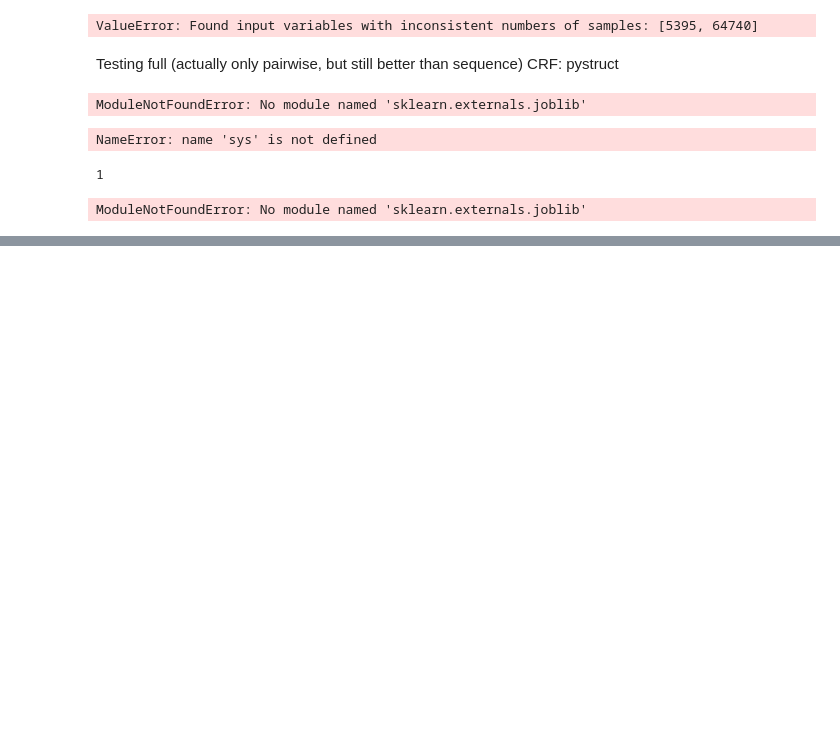
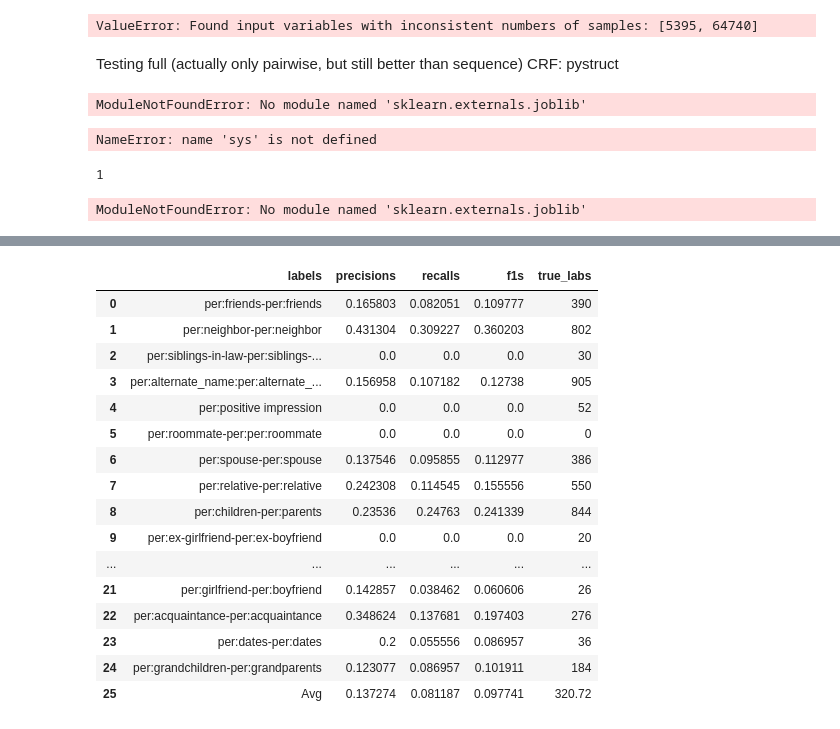
Before and after one commit to elyeb/dialog_formality, a Jupyter notebook: CRECIL_modeling_messy.ipynb, the cells around one changed output, grey strips where cells are left out. Saved outputs shown, nothing was run; the diff lists cells and outputs as text; code cells hidden in the pictures; blank space fills up the shorter version.

```diff
--- a/CRECIL_modeling_messy.ipynb
+++ b/CRECIL_modeling_messy.ipynb
@@ -1411,0 +2046,19 @@ dir(GraphCRF)
+# %%
+y_test_all = []
+y_pred_all = []
+
+for grp in all_groups:
+    naive_bayes_classifier.fit(X_train_array, y_train[grp]['y'])
+    y_pred = naive_bayes_classifier.predict(X_dev_array)
+
+    y_test_all.append(y_dev[grp]['y'])
+    y_pred_all.append(y_pred)
+# %%
+y_test_all_df = pd.DataFrame(y_test_all)
+y_test_all_df = y_test_all_df.transpose()
+y_test_all_df.columns = all_groups
+# %%
+y_pred_all_df = pd.DataFrame(y_pred_all)
+y_pred_all_df = y_pred_all_df.transpose()
+y_pred_all_df.columns = all_groups
+y_pred_all_df.head()
@@ -1411,0 +2078,42 @@ dir(GraphCRF)
+# %%
+labels = []
+precisions = []
+recalls = []
+true_labs = []
+f1s = []
+
+for item in all_groups:
+    labels.append(item)
+    precisions.append(sklearn.metrics.precision_score(y_test_all_df[item], y_pred_all_df[item], labels=all_groups,average='binary'))
+    recalls.append(sklearn.metrics.recall_score(y_test_all_df[item], y_pred_all_df[item], labels=all_groups,average='binary'))
+    f1s.append(sklearn.metrics.f1_score(y_test_all_df[item], y_pred_all_df[item], labels=all_groups,average='binary'))
+    true_labs.append(Counter(y_test_all_df[item])[1])
+
+labels.append('Avg')
+precisions.append(np.mean(precisions))
+recalls.append(np.mean(recalls))
+f1s.append(np.mean(f1s))
+true_labs.append(np.mean(true_labs))
+# %%
+score_df = pd.DataFrame([labels,precisions,recalls,f1s,true_labs])
+score_df = score_df.transpose()
+score_df.columns = ['labels','precisions','recalls','f1s','true_labs']
+score_df
+# %% [output]
+|  | labels | precisions | recalls | f1s | true_labs |
+| 0 | per:friends-per:friends | 0.165803 | 0.082051 | 0.109777 | 390 |
+| 1 | per:neighbor-per:neighbor | 0.431304 | 0.309227 | 0.360203 | 802 |
+| 2 | per:siblings-in-law-per:siblings-... | 0.0 | 0.0 | 0.0 | 30 |
+| 3 | per:alternate_name:per:alternate_... | 0.156958 | 0.107182 | 0.12738 | 905 |
+| 4 | per:positive impression | 0.0 | 0.0 | 0.0 | 52 |
+| 5 | per:roommate-per:per:roommate | 0.0 | 0.0 | 0.0 | 0 |
+| 6 | per:spouse-per:spouse | 0.137546 | 0.095855 | 0.112977 | 386 |
+| 7 | per:relative-per:relative | 0.242308 | 0.114545 | 0.155556 | 550 |
+| 8 | per:children-per:parents | 0.23536 | 0.24763 | 0.241339 | 844 |
+| 9 | per:ex-girlfriend-per:ex-boyfriend | 0.0 | 0.0 | 0.0 | 20 |
+| ... | ... | ... | ... | ... | ... |
+| 21 | per:girlfriend-per:boyfriend | 0.142857 | 0.038462 | 0.060606 | 26 |
+| 22 | per:acquaintance-per:acquaintance | 0.348624 | 0.137681 | 0.197403 | 276 |
+| 23 | per:dates-per:dates | 0.2 | 0.055556 | 0.086957 | 36 |
+| 24 | per:grandchildren-per:grandparents | 0.123077 | 0.086957 | 0.101911 | 184 |
+| 25 | Avg | 0.137274 | 0.081187 | 0.097741 | 320.72 |
```
Also changed, not shown: parts of 41 cells of this notebook, 1 other file.
